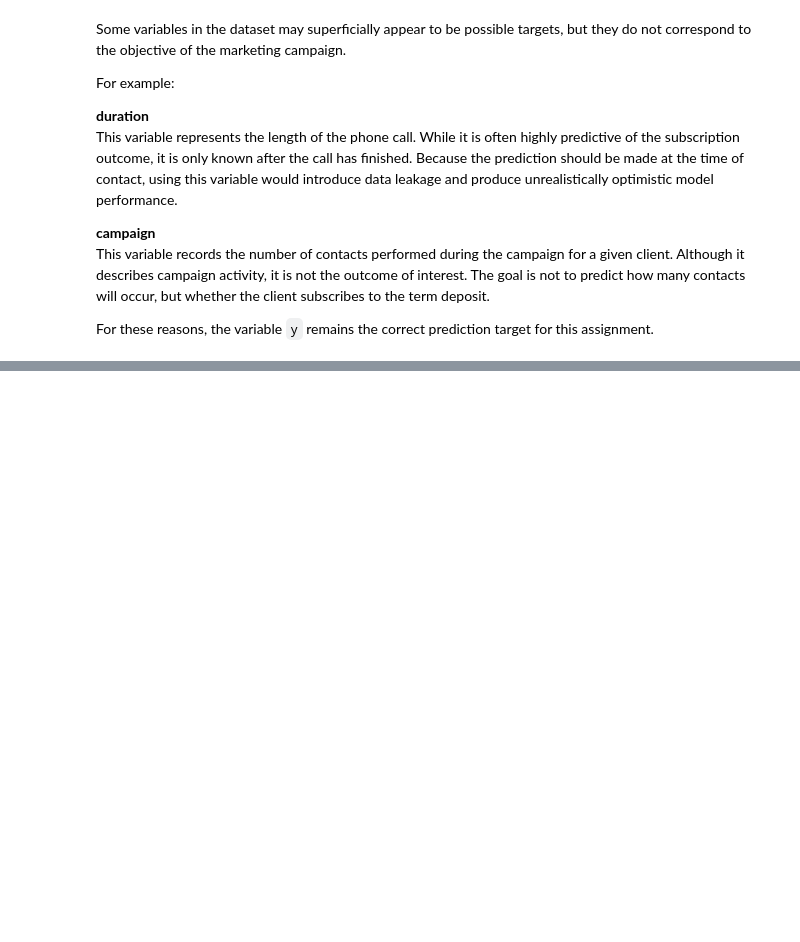
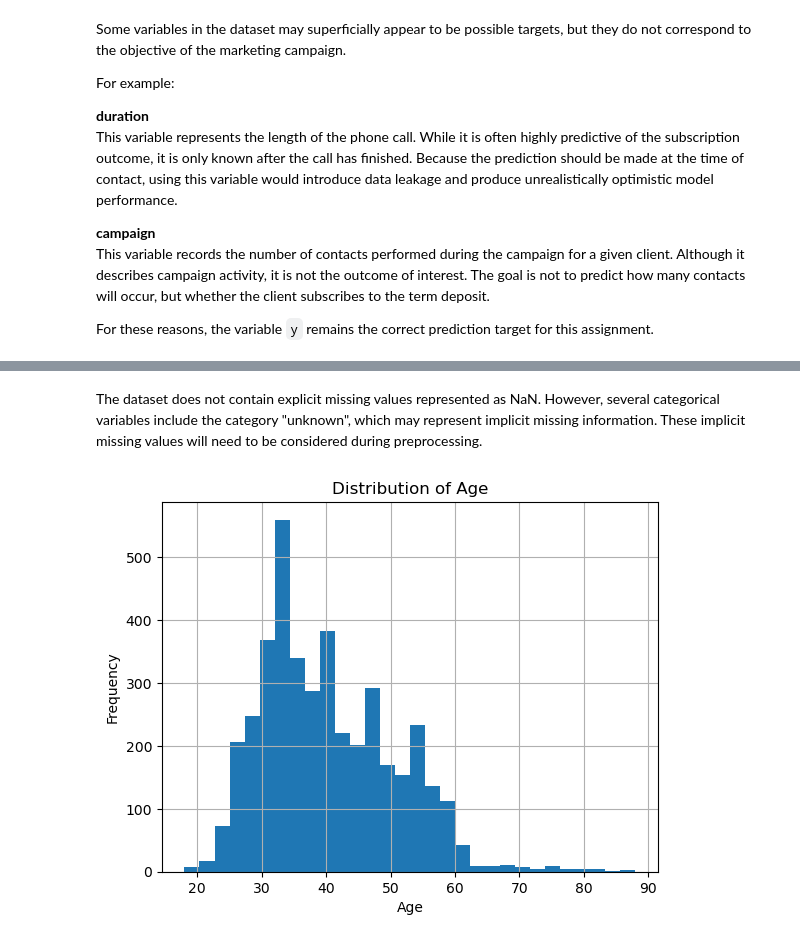
Before and after one commit to issamarida/ML-fundamentals-2026, a Jupyter notebook: assignment_1_issam_arida.ipynb, the cells around one changed output, grey strips where cells are left out. Drawn from its saved outputs; the diff is of its cells as text; code cells hidden in the pictures; blank space fills up the shorter version.

```diff
--- a/assignment_1_issam_arida.ipynb
+++ b/assignment_1_issam_arida.ipynb
@@ -75,0 +159,12 @@ For these reasons, the variable `y` remains the correct prediction target for th
+# %% [markdown]
+The dataset does not contain explicit missing values represented as NaN. However, several categorical variables include the category "unknown", which may represent implicit missing information. These implicit missing values will need to be considered during preprocessing.
+# %%
+import matplotlib.pyplot as plt
+
+df["age"].hist(bins=30)
+plt.title("Distribution of Age")
+plt.xlabel("Age")
+plt.ylabel("Frequency")
+plt.show()
+# %% [output]
+[figure, added]
```
Also changed, not shown: parts of 14 cells of this notebook.
